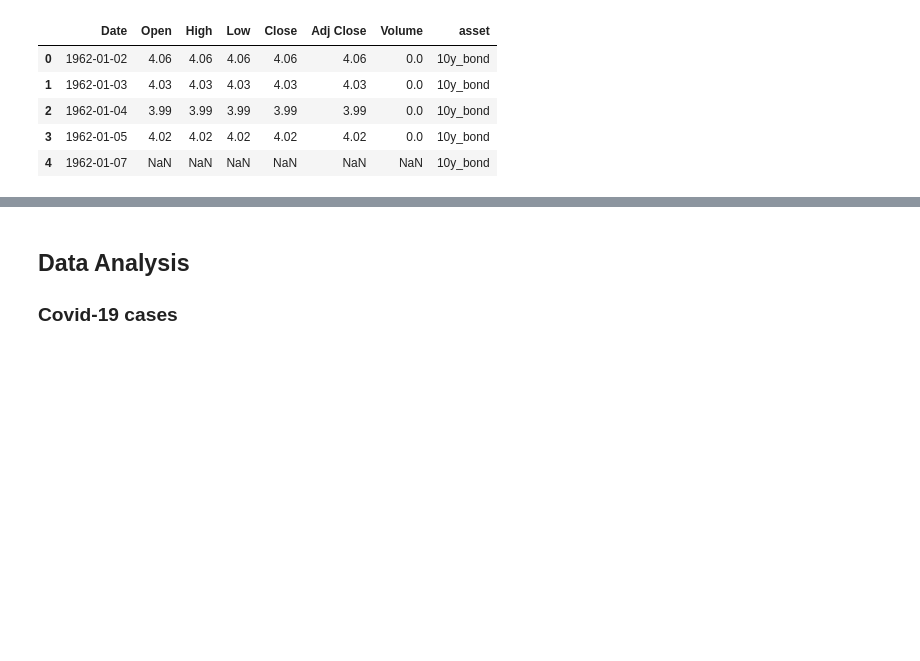
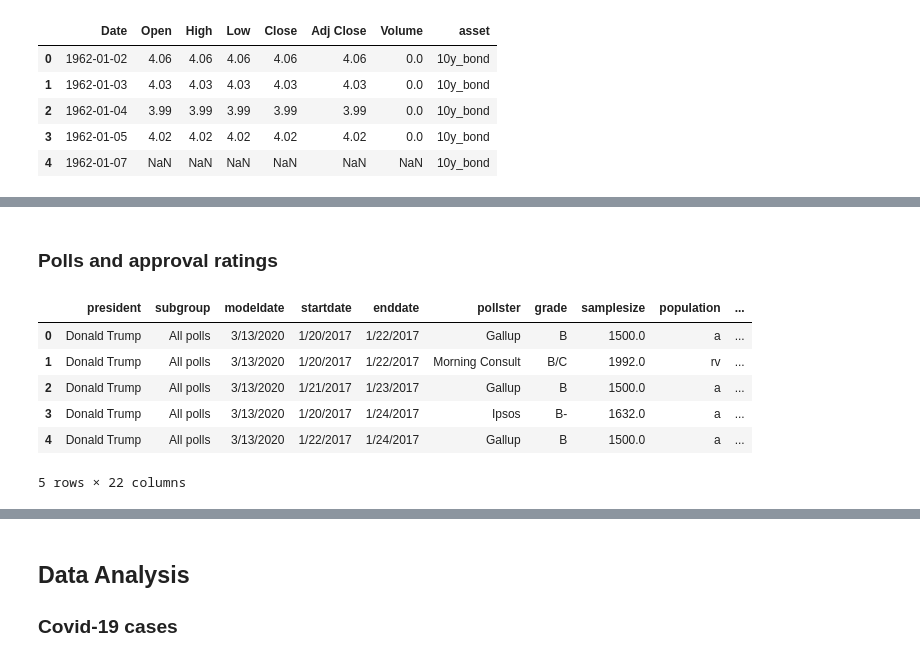
Before and after one commit to hopeman1102/visualize-covid-19, a Jupyter notebook: covid-19.ipynb, the cells around one changed output, grey strips where cells are left out. Saved outputs shown, nothing was run; the diff lists cells and outputs as text; code cells hidden in the pictures; blank space fills up the shorter version.

```diff
--- a/covid-19.ipynb
+++ b/covid-19.ipynb
@@ -101,0 +107,14 @@ df_news_politics.head()
+# %% [markdown]
+### Polls and approval ratings
+# %%
+# read in the detailed poll list of trump approval rating polls
+df_approval_polls = pd.read_csv('trump-approval-ratings/approval_polllist.csv')
+df_approval_polls.head()
+# %% [output]
+|  | president | subgroup | modeldate | startdate | enddate | pollster | grade | samplesize | population | ... |
+| 0 | Donald Trump | All polls | 3/13/2020 | 1/20/2017 | 1/22/2017 | Gallup | B | 1500.0 | a | ... |
+| 1 | Donald Trump | All polls | 3/13/2020 | 1/20/2017 | 1/22/2017 | Morning Consult | B/C | 1992.0 | rv | ... |
+| 2 | Donald Trump | All polls | 3/13/2020 | 1/21/2017 | 1/23/2017 | Gallup | B | 1500.0 | a | ... |
+| 3 | Donald Trump | All polls | 3/13/2020 | 1/20/2017 | 1/24/2017 | Ipsos | B- | 1632.0 | a | ... |
+| 4 | Donald Trump | All polls | 3/13/2020 | 1/22/2017 | 1/24/2017 | Gallup | B | 1500.0 | a | ... |
+5 rows × 22 columns
```
Also changed, not shown: parts of 25 cells of this notebook.
